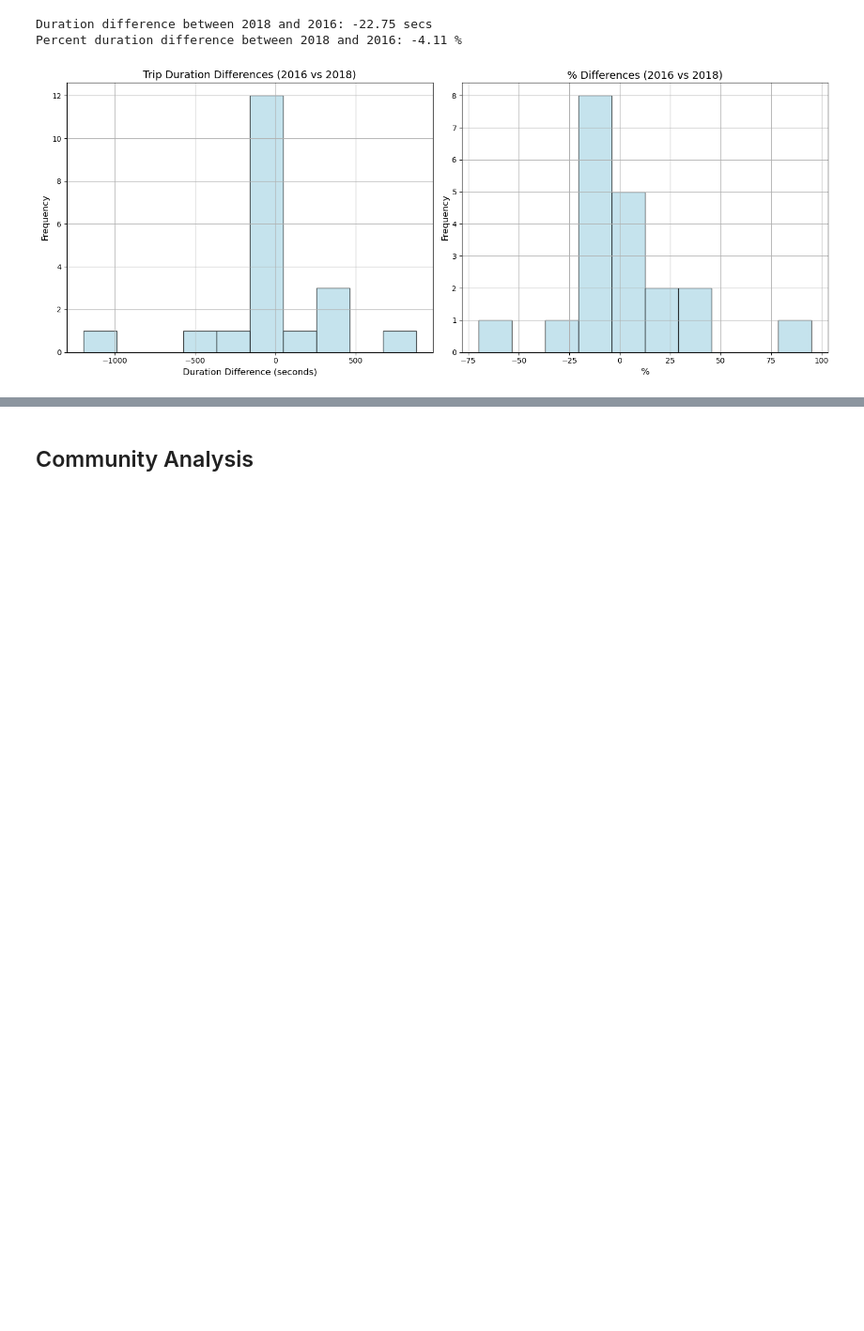
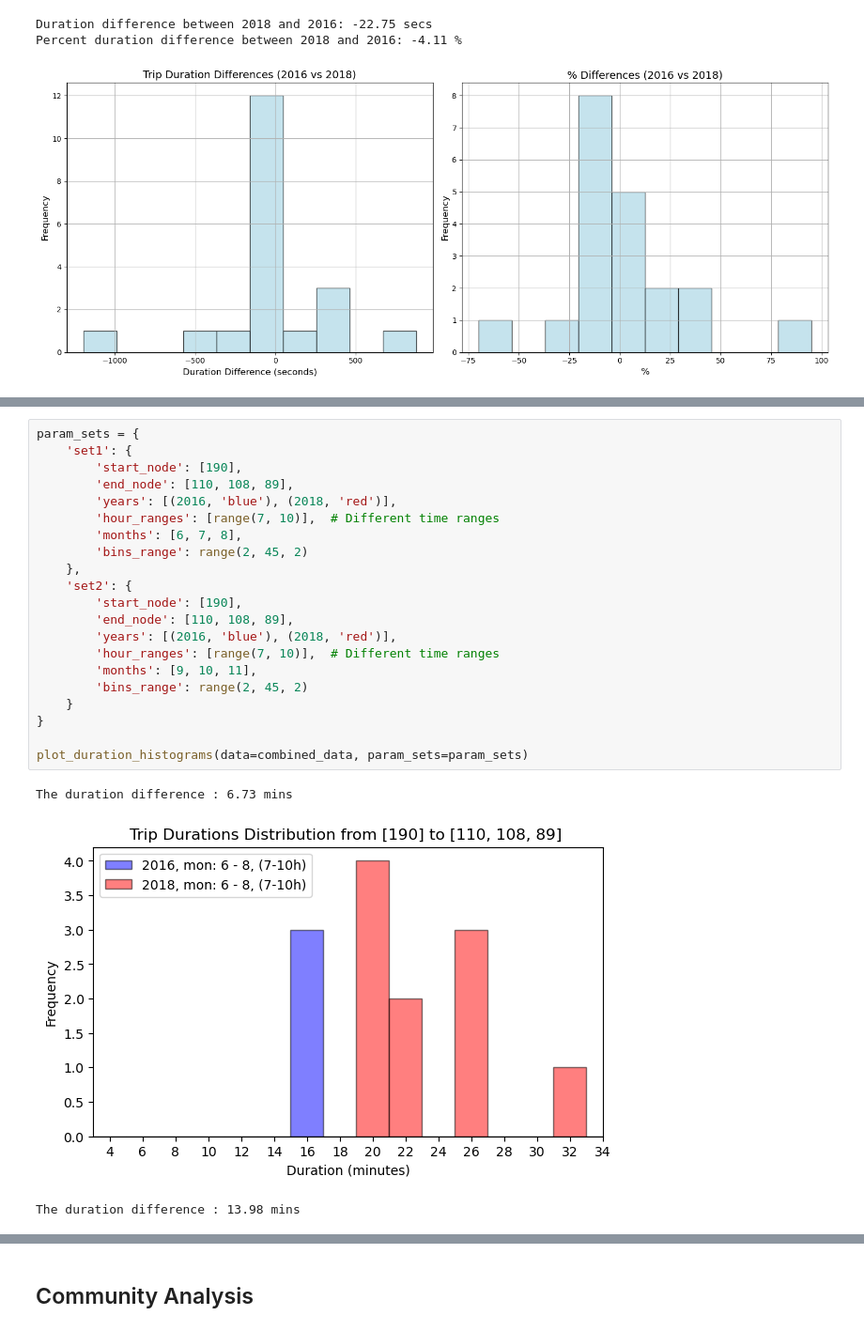
Before and after one commit to SahputraS/Bike-Sharing-Network, a Jupyter notebook: Bike Sharing Network_on going.ipynb, the cells around one changed output, grey strips where cells are left out. Shown: that part at 94% size. Cells and saved outputs as stored; diff of their text form; blank space fills up the shorter version.

```diff
--- a/Bike Sharing Network_on going.ipynb
+++ b/Bike Sharing Network_on going.ipynb
@@ -1268,0 +1266,25 @@ plt.show()
+# %%
+param_sets = {
+    'set1': {
+        'start_node': [190],
+        'end_node': [110, 108, 89],
+        'years': [(2016, 'blue'), (2018, 'red')],
+        'hour_ranges': [range(7, 10)],  # Different time ranges
+        'months': [6, 7, 8],
+        'bins_range': range(2, 45, 2)
+    },
+    'set2': {
+        'start_node': [190],
+        'end_node': [110, 108, 89],
+        'years': [(2016, 'blue'), (2018, 'red')],
+        'hour_ranges': [range(7, 10)],  # Different time ranges
+        'months': [9, 10, 11],
+        'bins_range': range(2, 45, 2)
+    }
+}
+
+plot_duration_histograms(data=combined_data, param_sets=param_sets)
+# %% [output]
+The duration difference : 6.73 mins
+[figure, added]
+The duration difference : 13.98 mins
```
Also changed, not shown: parts of 24 cells of this notebook.
